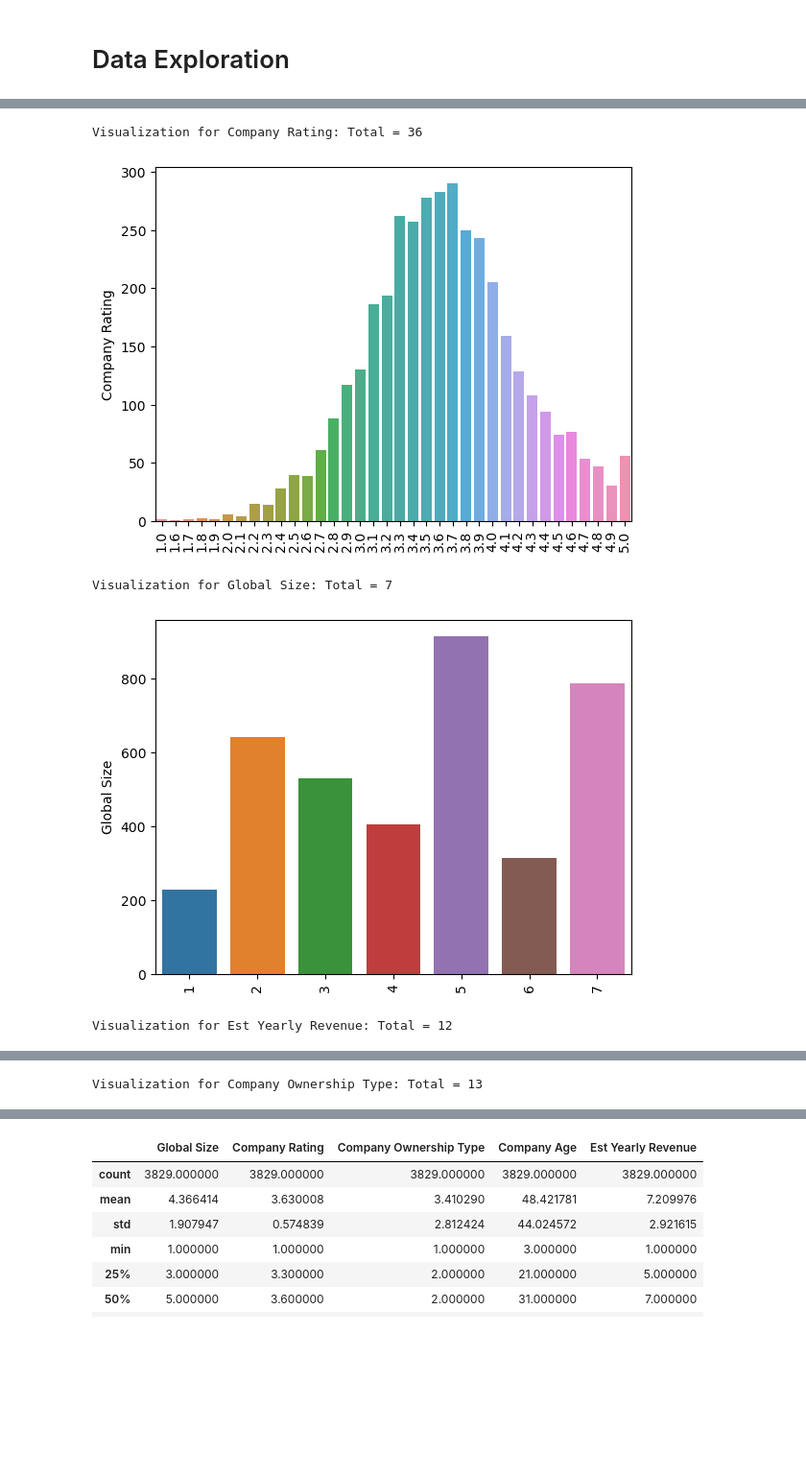
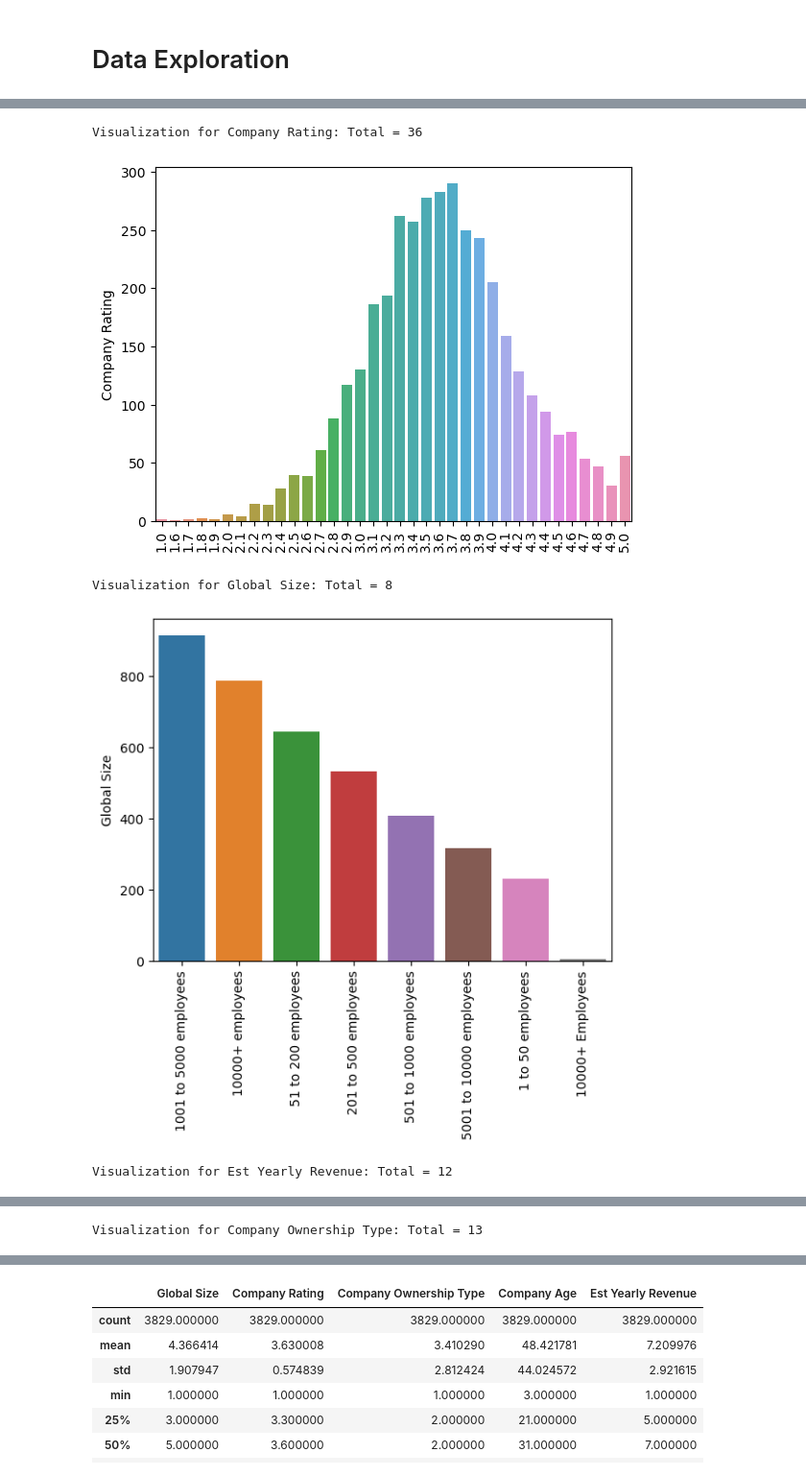
Before and after one commit to progswan2022/scraping-glassdoor-selenium, a Jupyter notebook: Cleaning_1.ipynb, the cells around one changed output, grey strips where cells are left out. Shown at 96% size. Saved outputs shown, nothing was run; the diff lists cells and outputs as text; code cells hidden in the pictures; blank space fills up the shorter version.

```diff
--- a/Cleaning_1.ipynb
+++ b/Cleaning_1.ipynb
@@ -46,6 +59,6 @@ dtype: int64
 # %%
 # Define a new data frame for Data Exploration Task
-df_col = df[['Company Rating','Global Size','Est Yearly Revenue','Company Ownership Type']]
+df2 = df.copy()
 # %%
 # Replace values in non-numeric fields with numbers for further Data Exploration tasks
 
@@ -132,17 +143,15 @@ df[['Company Rating','Global Size','Est Yearly Revenue','Company Ownership Type'
 # %%
-# NEED TO FIGURE OUT HOW TO LOCK df_col IN
-# Charts of column values and counts
+# Plots of attribute values and counts
+df_col = df2[['Company Rating','Global Size','Est Yearly Revenue','Company Ownership Type','Company Age']]
 for i in df_col.columns:
     col_num = df_col[i].value_counts()
-    #df_col.sort_values([i])
     print("Visualization for %s: Total = %d" % (i, len(col_num)))
-    #print(col_num)
     chart = sns.barplot(x=col_num.index, y=col_num, data=df)
     chart.set_xticklabels(chart.get_xticklabels(), rotation=90)
     plt.show()
 # %% [output]
 Visualization for Company Rating: Total = 36
 [figure]
-Visualization for Global Size: Total = 7
+Visualization for Global Size: Total = 8
-[figure, old version]
+[figure, new version]
 Visualization for Est Yearly Revenue: Total = 12
```
Also changed, not shown: parts of 26 cells of this notebook, 9 other files.
